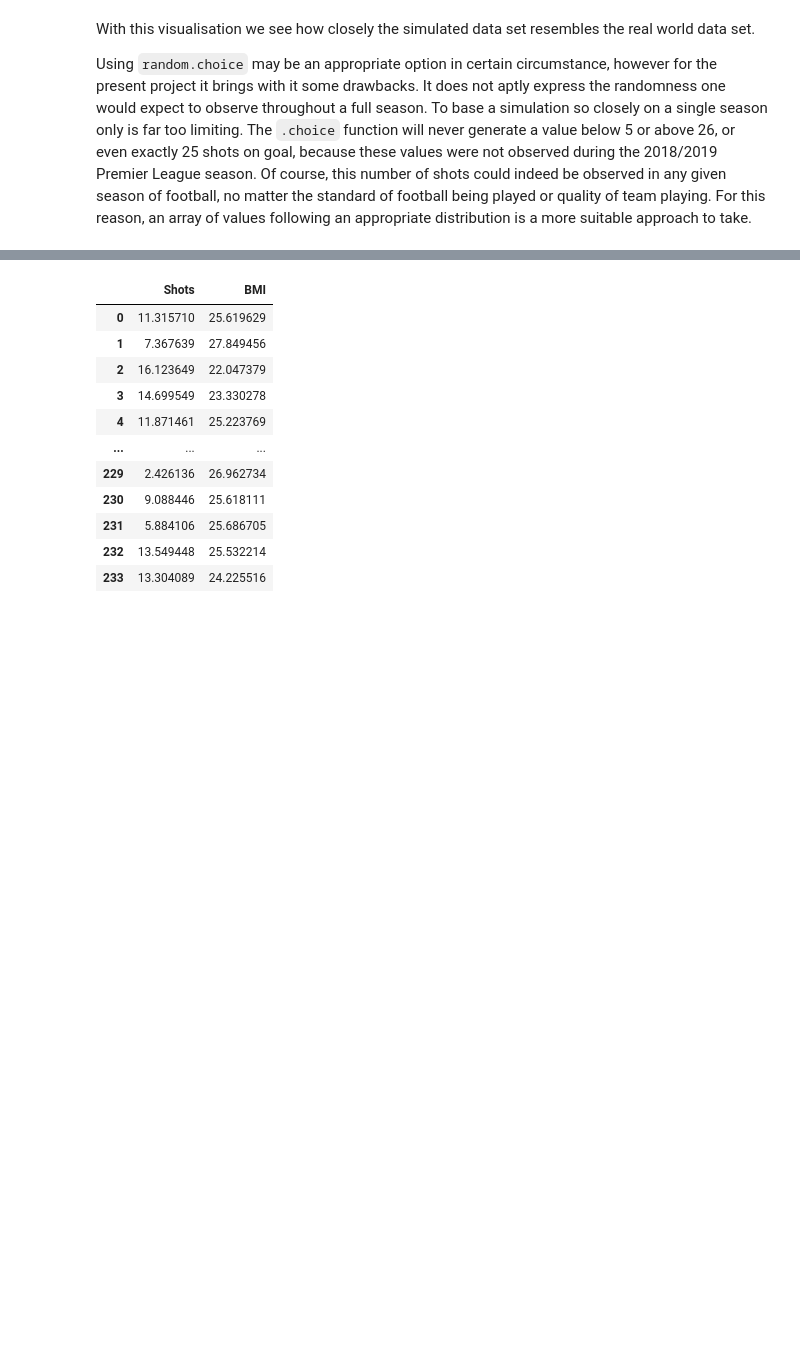
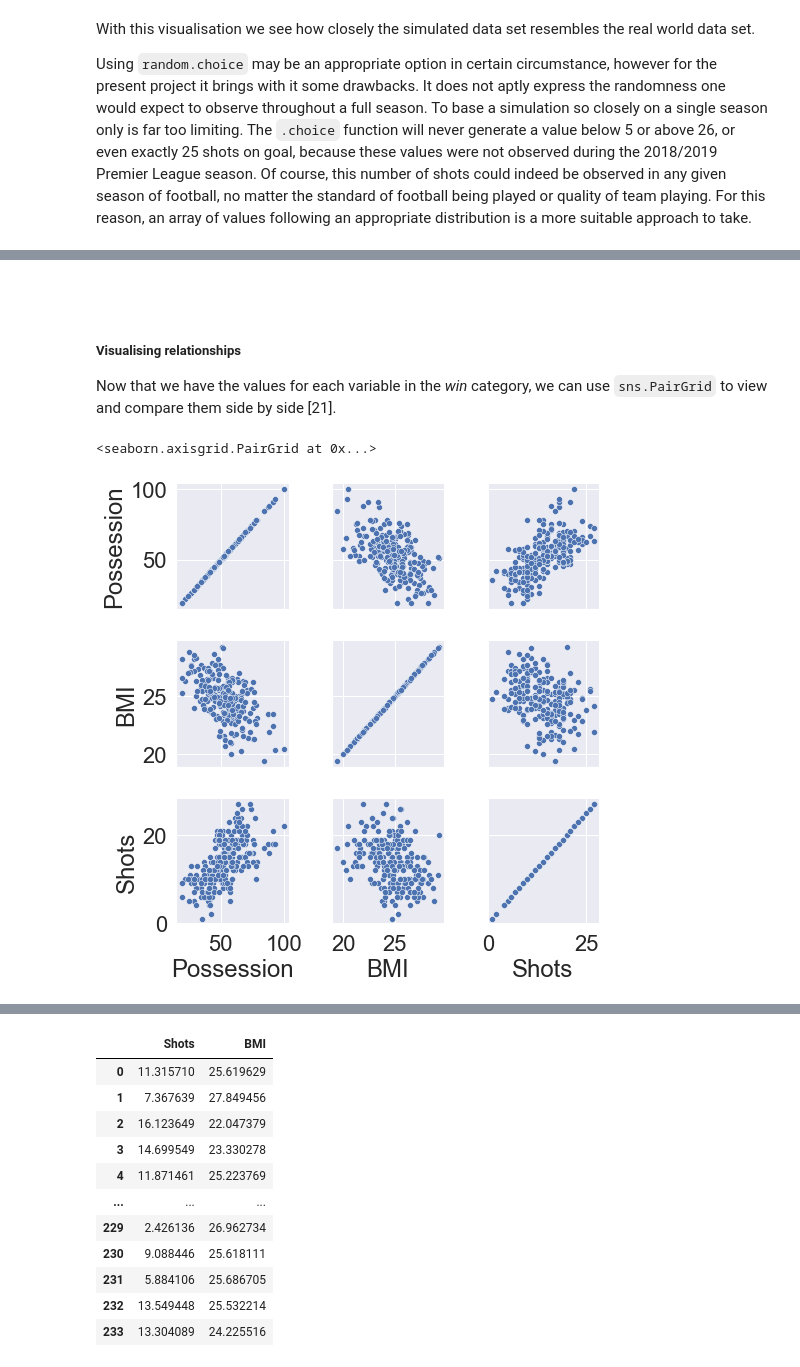
Before and after one commit to colm-o-caoimh/FootballSimulation, a Jupyter notebook: PDA_Project2020.ipynb, the cells around one changed output, grey strips where cells are left out. Saved outputs shown, nothing was run; the diff lists cells and outputs as text; code cells hidden in the pictures; blank space fills up the shorter version.

Commit message:
simulation for win data set complete

```diff
--- a/PDA_Project2020.ipynb
+++ b/PDA_Project2020.ipynb
@@ -905,7 +857,7 @@ def corr2cov(p: np.ndarray, s: np.ndarray) -> np.ndarray:
 np.random.seed(444)
 
 # Create matrix of correlation coefficients
-corr_bmi = np.array([[1., -0.50],
+win_corr = np.array([[1., -0.50],
                    [-0.50, 1.]])
 
 
@@ -914,11 +866,14 @@ stdev_bmi = np.array([14.103586, 1.795426])
 mean_bmi = np.array([53.582737, 24.696133])
 
 # Call function which returns covariance matrix
-cov_bmi = corr2cov(corr_bmi, stdev_bmi)
+win_cov = corr2cov(win_corr, stdev_bmi)
 
 # Generate correlated dat for possession and BMI
-win_poss_bmi = np.random.multivariate_normal(mean=mean_bmi, cov=cov_bmi, size=234)
+win_poss_bmi = np.random.multivariate_normal(mean=mean_bmi, cov=win_cov, size=234)
 
-# View first 10 rows
-win_poss_bmi[:10]
+# Convert to Pandas dataframe
+win_sim_df = pd.DataFrame(win_poss_bmi, columns=['Possession', 'BMI'])
+
+# Output first ten rows
+win_sim_df.head(10)
 # %% [output]
@@ -934,0 +897,12 @@ array([[ 48.57934604,  25.60555145],
+# %%
+# Create empty Shots column
+win_sim_df["Shots"] = 0
+
+
+for i in range(len(win_sim_df)):
+    if win_sim_df["Possession"][i] > 60: # If possession > 60, lambda = 18
+        win_sim_df["Shots"][i] = rng.poisson(lam=18)
+    elif 45 < win_sim_df["Possession"][i] < 60: # If possession between 45 and 60, lambda = 14
+        win_sim_df["Shots"][i] = rng.poisson(lam=14)
+    else:
+        win_sim_df["Shots"][i] = rng.poisson(lam=8) # If possession < 45, lambda = 7
@@ -934,0 +938,13 @@ array([[ 48.57934604,  25.60555145],
+# %% [markdown]
+<br>
+# %% [markdown]
+##### Visualising relationships
+
+Now that we have the values for each variable in the *win* category, we can use `sns.PairGrid` to view and compare them side by side [21].
+# %%
+# Generate PairGrid to visualise relationships on a multi-plot
+g = sns.PairGrid(win_sim_df)
+g.map(sns.scatterplot)
+# %% [output]
+<seaborn.axisgrid.PairGrid at 0x...>
+[figure, added]
```
Also changed, not shown: parts of 62 cells of this notebook.
